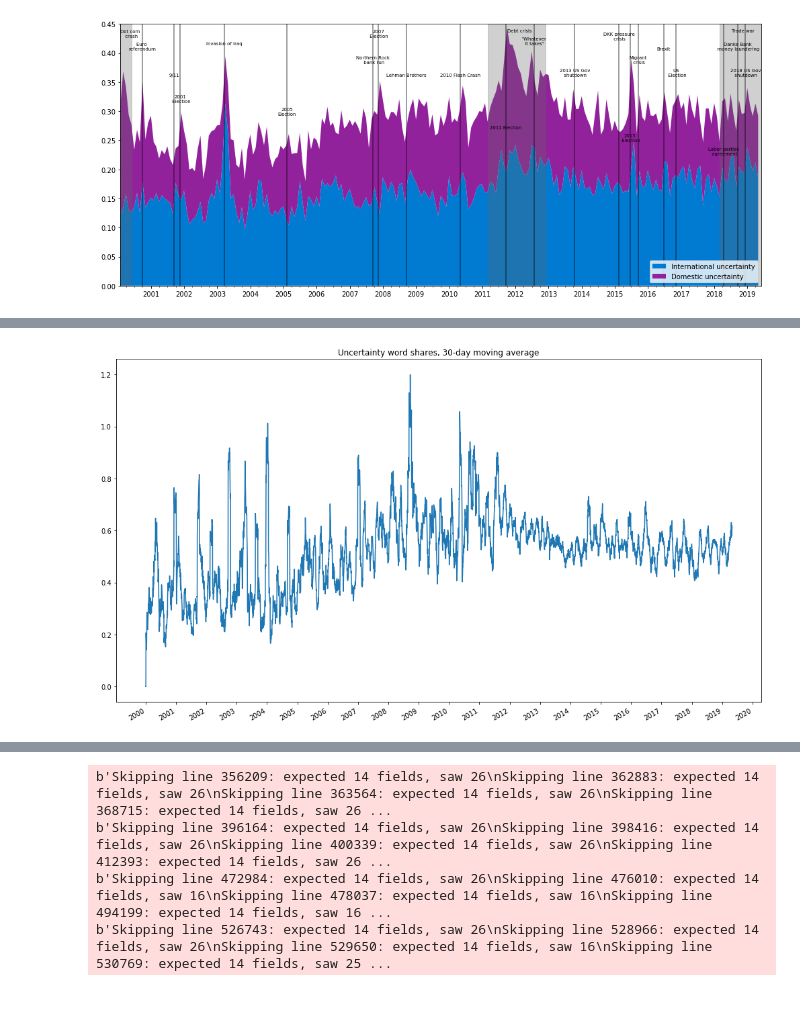
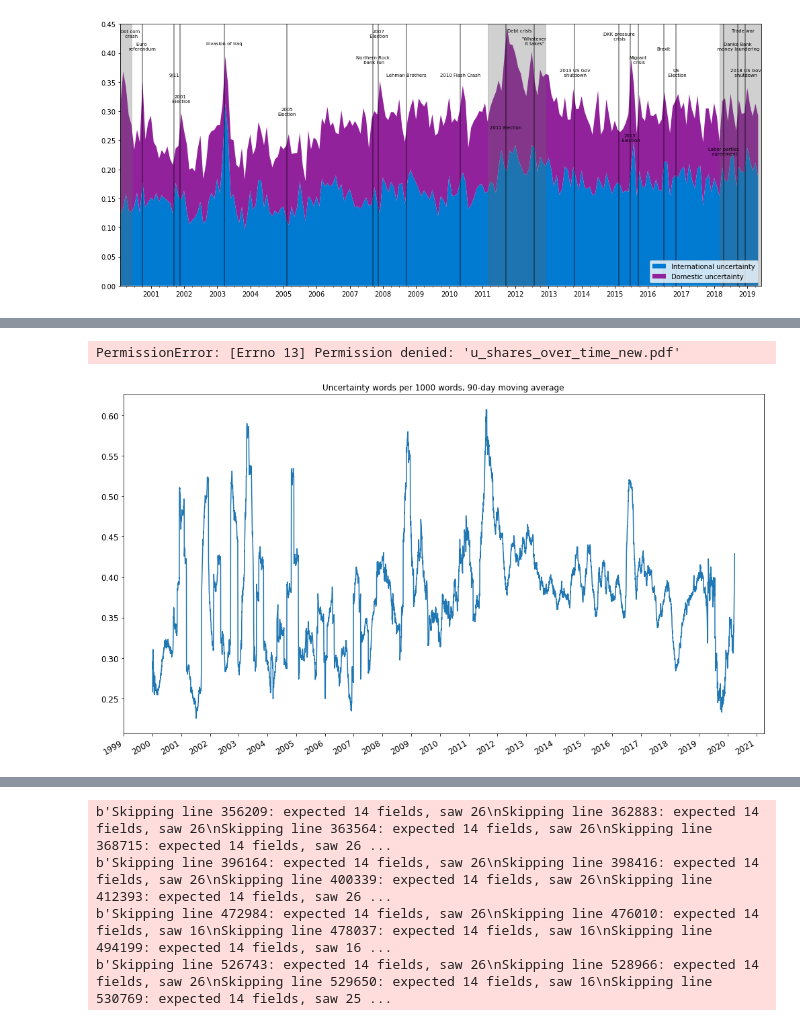
Before and after one commit to Danmarks-Nationalbank/uncertainty, a Jupyter notebook: scripts/FUI_explore.ipynb, the cells around one changed output, grey strips where cells are left out. Drawn from its saved outputs; the diff is of its cells as text; code cells hidden in the pictures.

```diff
--- a/scripts/FUI_explore.ipynb
+++ b/scripts/FUI_explore.ipynb
@@ -284,12 +418,26 @@ agg_share.head(-20)
 # %%
+df = merge_lda_u()
+df['u_share'] = ((df['n_count']+df['u_count'])/df['word_count'])*1000
+agg_share = df[['date', 'u_share','u_count', 'word_count']].groupby(
+    [pd.Grouper(key='date', freq='D')]
+).agg('mean')
+agg_share = agg_share.dropna()
+agg_share['rolling'] = agg_share['u_share'].rolling('90d').mean()
+
+
+years = mdates.YearLocator()
+years_fmt = mdates.DateFormatter('%Y')
 fig, ax = plt.subplots(1,1, figsize=(14,8))
 ax.plot(agg_share.index, agg_share['rolling'])
 ax.set_xlabel(None)
-ax.set_title("Uncertainty word shares, 30-day moving average")
+ax.set_title("Uncertainty words per 1000 words, 90-day moving average")
 fig.autofmt_xdate()
 ax.xaxis.set_major_locator(years)
+ax.xaxis.set_major_formatter(years_fmt)
+ax.tick_params(which='major', labelsize=12)
 plt.tight_layout()
 plt.savefig(f'u_shares_over_time_new.pdf', dpi=300)
 plt.show()
 # %% [output]
+PermissionError: [Errno 13] Permission denied: 'u_shares_over_time_new.pdf'
-[figure, old version]
+[figure, new version]
```
Also changed, not shown: parts of 22 cells of this notebook, 10 other files.
